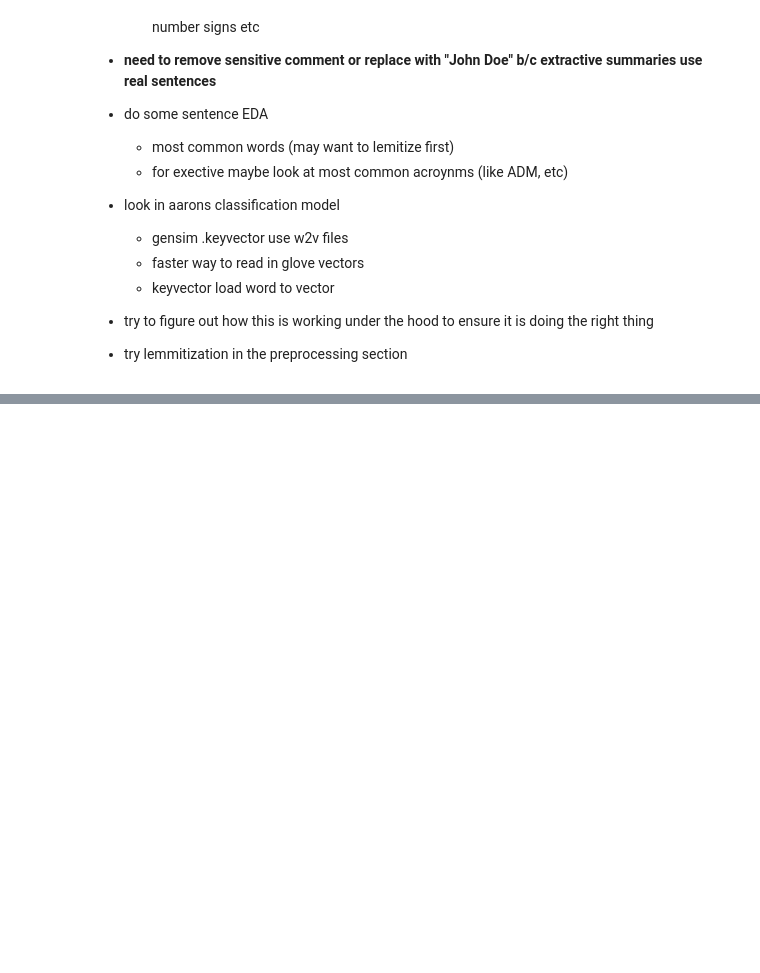
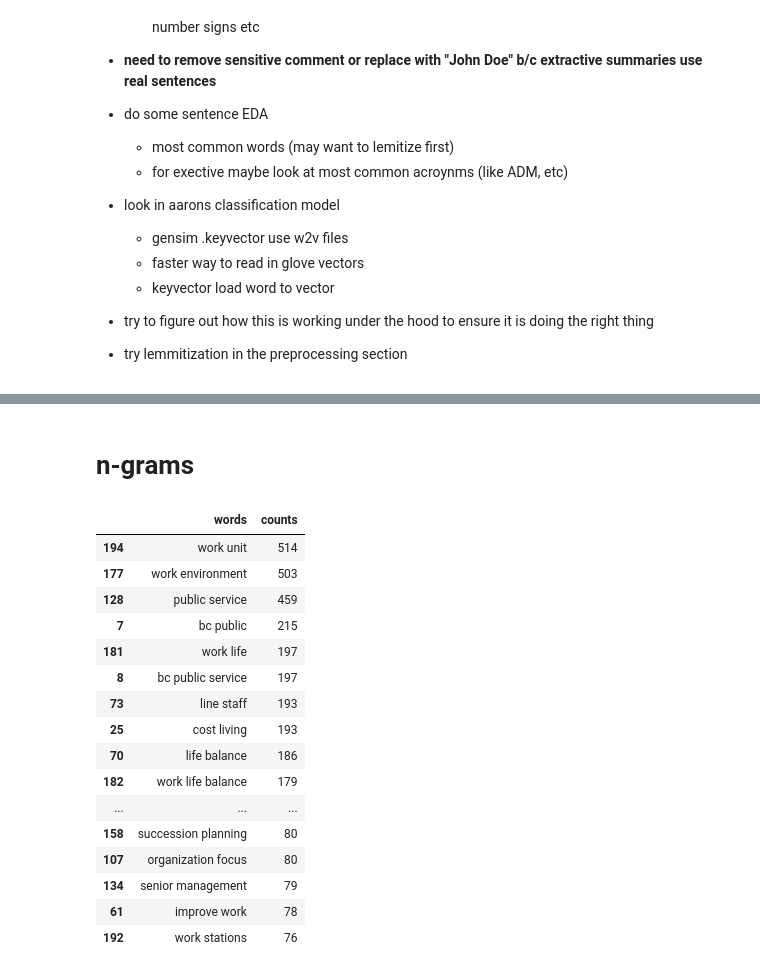
Before and after one commit to Jamienie/mds_capstone_bcstats, a Jupyter notebook: notebooks/ap_text_summary_joined_qual_quant.ipynb, the cells around one changed output, grey strips where cells are left out. Cells and saved outputs as stored; diff of their text form; code cells hidden in the pictures; blank space fills up the shorter version.

```diff
--- a/notebooks/ap_text_summary_joined_qual_quant.ipynb
+++ b/notebooks/ap_text_summary_joined_qual_quant.ipynb
@@ -226,0 +222,37 @@ for i in summary_for_all:
+# %% [markdown]
+# n-grams
+# %%
+vect = CountVectorizer(min_df=6, max_features=200, stop_words="english", ngram_range=(2, 4))
+term_doc_matrix = vect.fit_transform(df_all["text"])
+words = vect.get_feature_names()
+
+word_counts = term_doc_matrix.sum(axis=0)
+word_count = []
+for i in word_counts.tolist():
+    for j in i:
+        word_count.append(j)
+
+d = {"words":words, "counts":word_count}
+word_freq = pd.DataFrame(d)
+
+word_freq=word_freq.sort_values(by=["counts"], ascending=False)
+# %%
+word_freq.head(50)
+# %% [output]
+|  | words | counts |
+| 194 | work unit | 514 |
+| 177 | work environment | 503 |
+| 128 | public service | 459 |
+| 7 | bc public | 215 |
+| 181 | work life | 197 |
+| 8 | bc public service | 197 |
+| 73 | line staff | 193 |
+| 25 | cost living | 193 |
+| 70 | life balance | 186 |
+| 182 | work life balance | 179 |
+| ... | ... | ... |
+| 158 | succession planning | 80 |
+| 107 | organization focus | 80 |
+| 134 | senior management | 79 |
+| 61 | improve work | 78 |
+| 192 | work stations | 76 |
```
Also changed, not shown: parts of 21 cells of this notebook, 1 other file.
